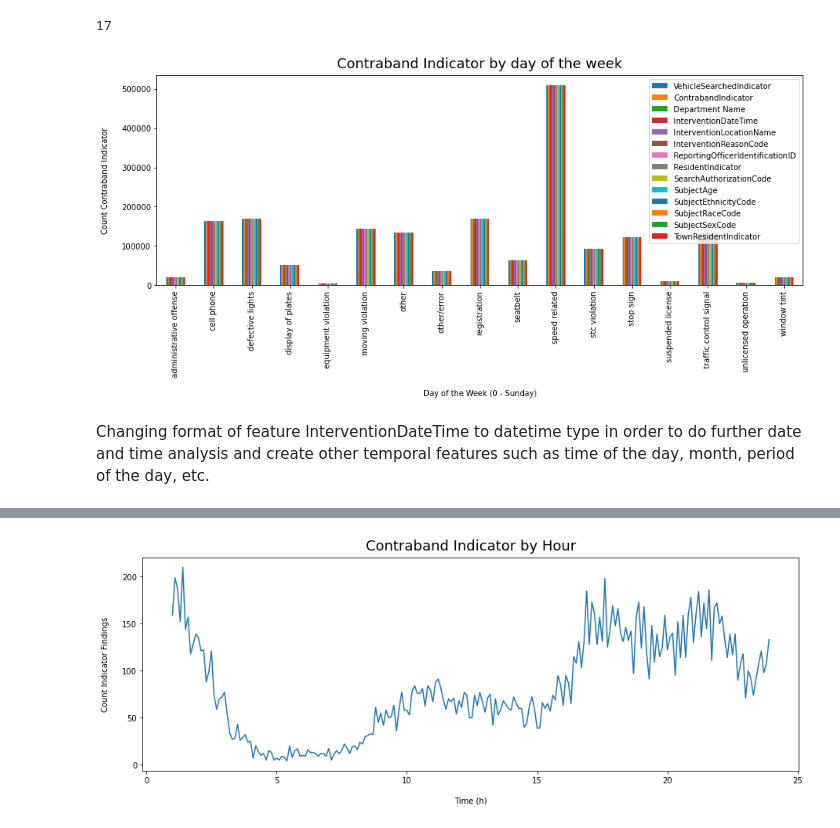
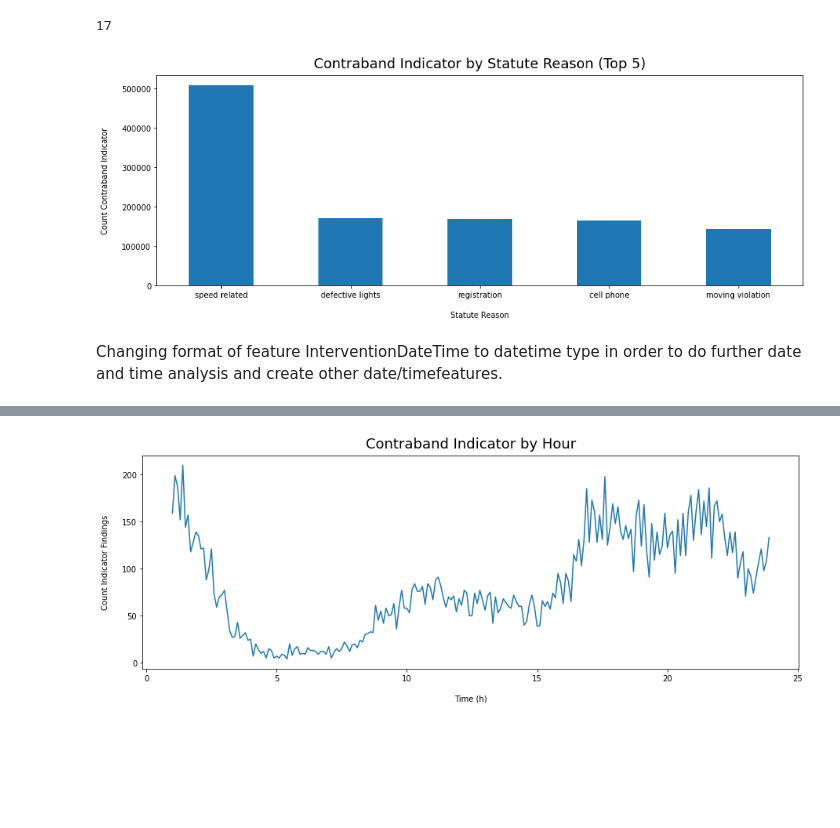
Before and after one commit to inessampaioalmeida/police-contraband-searches, a Jupyter notebook: police-contraband-searches.ipynb, the cells around one changed output, grey strips where cells are left out. Drawn from its saved outputs; the diff is of its cells as text; code cells hidden in the pictures; blank space fills up the shorter version.

```diff
--- a/police-contraband-searches.ipynb
+++ b/police-contraband-searches.ipynb
@@ -29,5 +31,5 @@ from sklearn.pipeline import make_pipeline
 # %%
-df = pd.read_csv('data/train.csv')
+df = pd.read_csv('data/data.csv')
 df_train, df_test = train_test_split(df, test_size=0.2, random_state=1)
 # %%
 df_train.head(5)
@@ -396,14 +397,14 @@ df_train.StatuteReason.nunique()
 # %% [output]
 17
 # %%
-df_train.groupby(['StatuteReason']).count().plot(kind='bar', figsize=(15, 5),)
-plt.title("Contraband Indicator by day of the week", y=1.013, fontsize=18)
-plt.xlabel("Day of the Week (0 - Sunday)", labelpad=16)
+df_train.groupby(['StatuteReason'])['StatuteReason'].count().sort_values(ascending= False).head(5).plot(kind='bar', figsize=(15, 5), rot=0)
+plt.title("Contraband Indicator by Statute Reason (Top 5)", y=1.013, fontsize=18)
+plt.xlabel("Statute Reason", labelpad=16)
 plt.ylabel("Count Contraband Indicator", labelpad=16);
 # %% [output]
-[figure, old version]
+[figure, new version]
 # %% [markdown]
-Changing format of feature InterventionDateTime to datetime type in order to do further date and time analysis and create other temporal features such as time of the day, month, period of the day, etc.
+Changing format of feature InterventionDateTime to datetime type in order to do further date and time analysis and create other date/timefeatures.
 # %%
 def preprocess_datetime(data):
 
```
Also changed, not shown: parts of 53 cells of this notebook.
